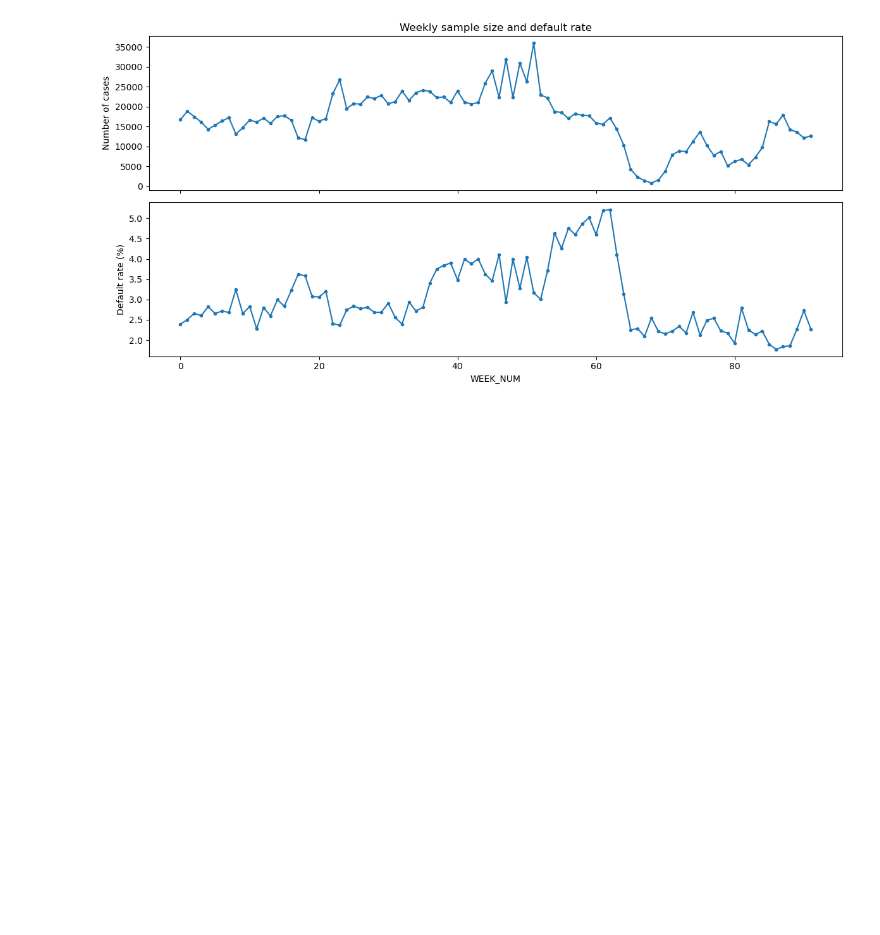
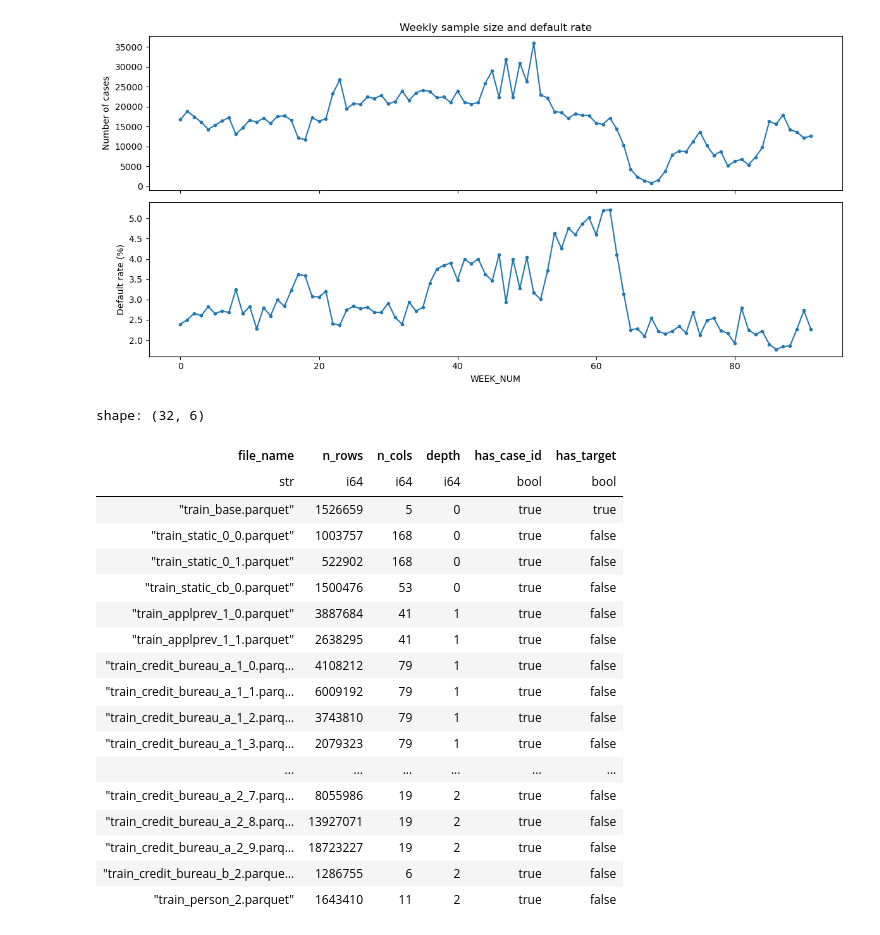
Before and after one commit to tpdnp123/Regional-Politics-and-Market-Evolution, a Jupyter notebook: HCRMS.ipynb, the cells around one changed output. Saved outputs shown, nothing was run; the diff lists cells and outputs as text; code cells hidden in the pictures; blank space fills up the shorter version.

Commit message:
add b0 notebook

```diff
--- a/HCRMS.ipynb
+++ b/HCRMS.ipynb
@@ -116,3 +114,56 @@ plt.tight_layout()
 plt.show()
 # %% [output]
 [figure]
+# %%
+# 7. 训练 parquet 文件地图
+inventory_rows = []
+for path in train_files:
+    schema = pl.read_parquet_schema(path)
+    columns = list(schema.keys())
+    if "num_group2" in columns:
+        depth = 2
+    elif "num_group1" in columns:
+        depth = 1
+    else:
+        depth = 0
+
+    n_rows = pl.scan_parquet(path).select(pl.len()).collect().item()
+
+    inventory_rows.append(
+        {
+            "file_name": path.name,
+            "n_rows": n_rows,
+            "n_cols": len(columns),
+            "depth": depth,
+            "has_case_id": "case_id" in columns,
+            "has_target": "target" in columns,
+        }
+    )
+train_inventory = (
+    pl.DataFrame(inventory_rows)
+    .sort(["depth", "file_name"])
+)
+# Notebook 输出显示设置
+pl.Config.set_tbl_rows(100)
+pl.Config.set_tbl_cols(20)
+train_inventory
+# %% [output]
+shape: (32, 6)
+| file_name | n_rows | n_cols | depth | has_case_id | has_target |
+| str | i64 | i64 | i64 | bool | bool |
+| "train_base.parquet" | 1526659 | 5 | 0 | true | true |
+| "train_static_0_0.parquet" | 1003757 | 168 | 0 | true | false |
+| "train_static_0_1.parquet" | 522902 | 168 | 0 | true | false |
+| "train_static_cb_0.parquet" | 1500476 | 53 | 0 | true | false |
+| "train_applprev_1_0.parquet" | 3887684 | 41 | 1 | true | false |
+| "train_applprev_1_1.parquet" | 2638295 | 41 | 1 | true | false |
+| "train_credit_bureau_a_1_0.parq… | 4108212 | 79 | 1 | true | false |
+| "train_credit_bureau_a_1_1.parq… | 6009192 | 79 | 1 | true | false |
+| "train_credit_bureau_a_1_2.parq… | 3743810 | 79 | 1 | true | false |
+| "train_credit_bureau_a_1_3.parq… | 2079323 | 79 | 1 | true | false |
+| ... | ... | ... | ... | ... | ... |
+| "train_credit_bureau_a_2_7.parq… | 8055986 | 19 | 2 | true | false |
+| "train_credit_bureau_a_2_8.parq… | 13927071 | 19 | 2 | true | false |
+| "train_credit_bureau_a_2_9.parq… | 18723227 | 19 | 2 | true | false |
+| "train_credit_bureau_b_2.parque… | 1286755 | 6 | 2 | true | false |
+| "train_person_2.parquet" | 1643410 | 11 | 2 | true | false |
```
Also changed, not shown: parts of 24 cells of this notebook, 2 other files.
